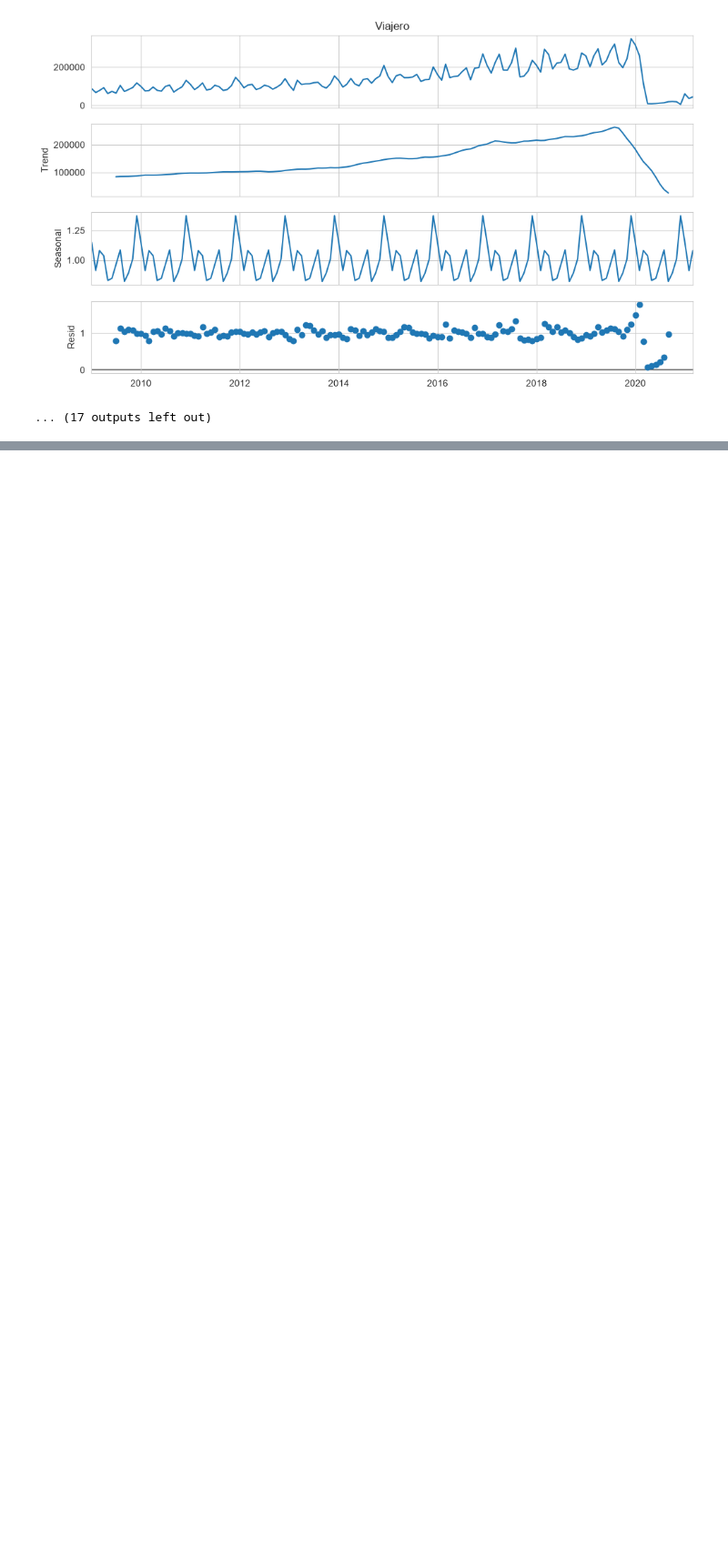
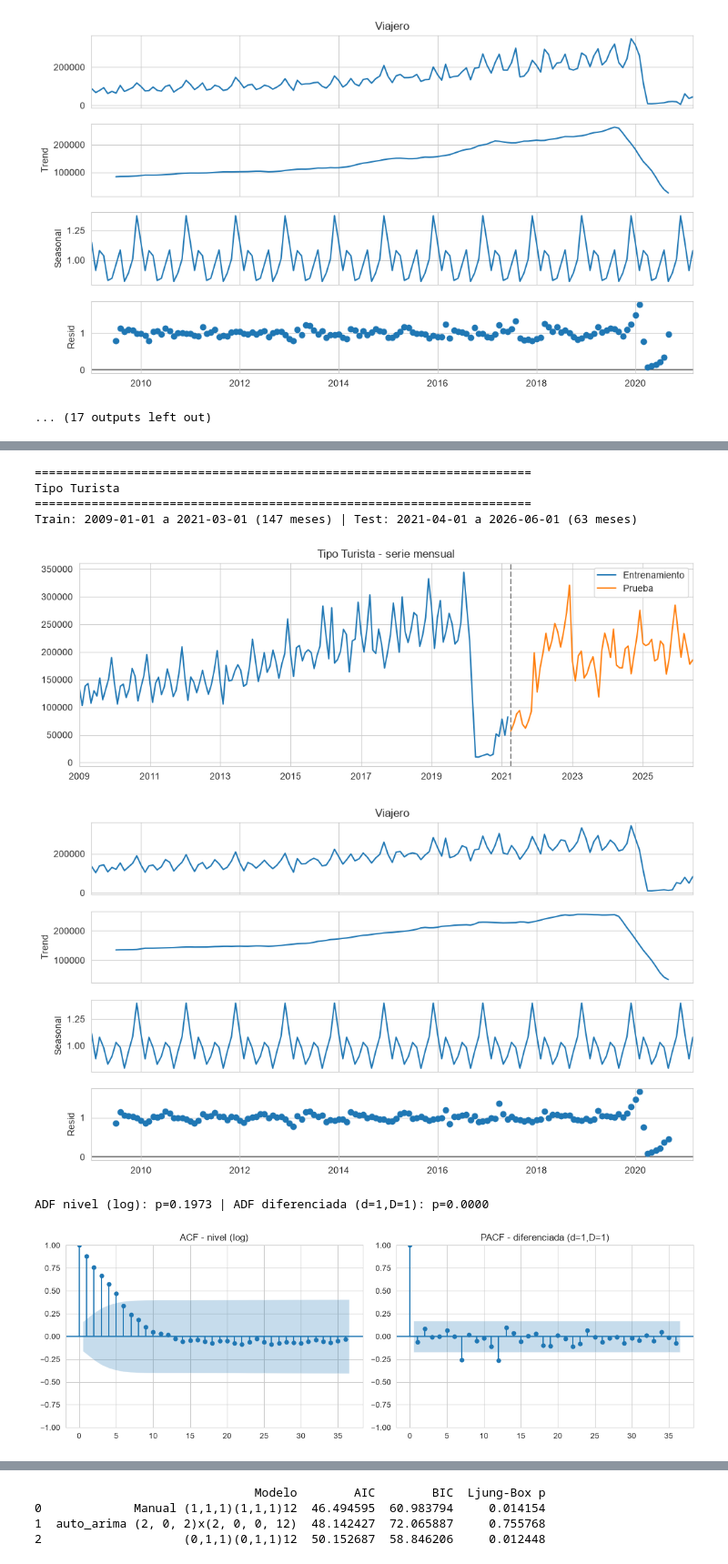
Before and after one commit to DavidDominguez-11/DS-Lab1, a Jupyter notebook: Lab1_Series_de_Tiempo.ipynb, the cells around one changed output, grey strips where cells are left out. Shown at 91% size. Saved outputs shown, nothing was run; the diff lists cells and outputs as text; code cells hidden in the pictures; blank space fills up the shorter version.

Commit message:
Tipo de viajero con pipeline

```diff
--- a/Lab1_Series_de_Tiempo.ipynb
+++ b/Lab1_Series_de_Tiempo.ipynb
@@ -1160,0 +1163,13 @@ Train: 2009-01-01 a 2021-03-01 (147 meses) | Test: 2021-04-01 a 2026-06-01 (63 m
+# %%
+resultados_tipo = {}
+for tipo in tipos:
+    resultados_tipo[tipo] = analizar_serie(series_tipo[tipo], series_tipo_test[tipo], f"Tipo {tipo}")
+# %% [output]
+======================================================================
+Tipo Turista
+======================================================================
+Train: 2009-01-01 a 2021-03-01 (147 meses) | Test: 2021-04-01 a 2026-06-01 (63 meses)
+[figure, added]
+[figure, added]
+ADF nivel (log): p=0.1973 | ADF diferenciada (d=1,D=1): p=0.0000
+[figure, added]
@@ -1160,0 +1177,4 @@ Train: 2009-01-01 a 2021-03-01 (147 meses) | Test: 2021-04-01 a 2026-06-01 (63 m
+                               Modelo        AIC        BIC  Ljung-Box p
+0             Manual (1,1,1)(1,1,1)12  46.494595  60.983794     0.014154
+1  auto_arima (2, 0, 2)x(2, 0, 0, 12)  48.142427  72.065887     0.755768
+2                    (0,1,1)(0,1,1)12  50.152687  58.846206     0.012448
```
Also changed, not shown: parts of 4 cells of this notebook.
